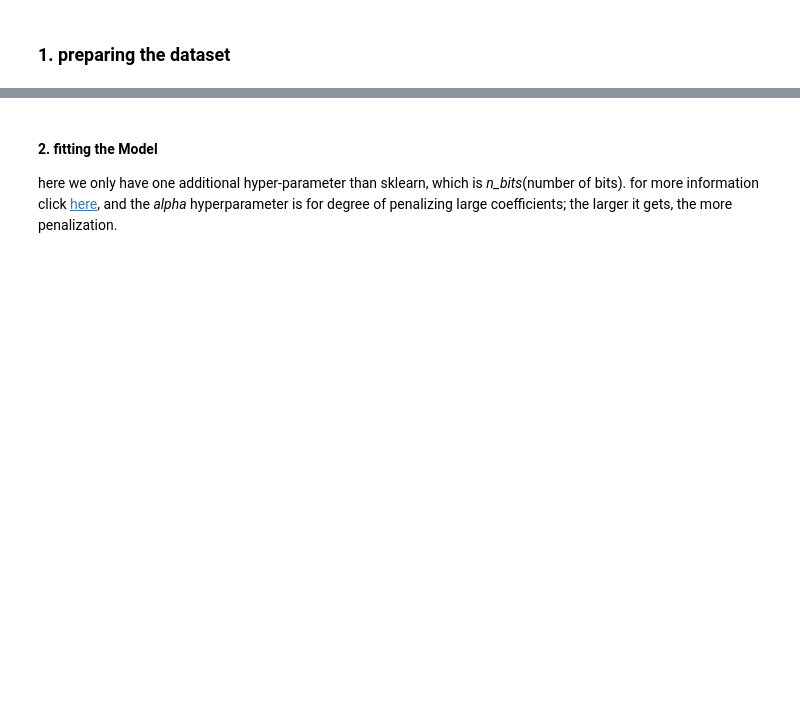
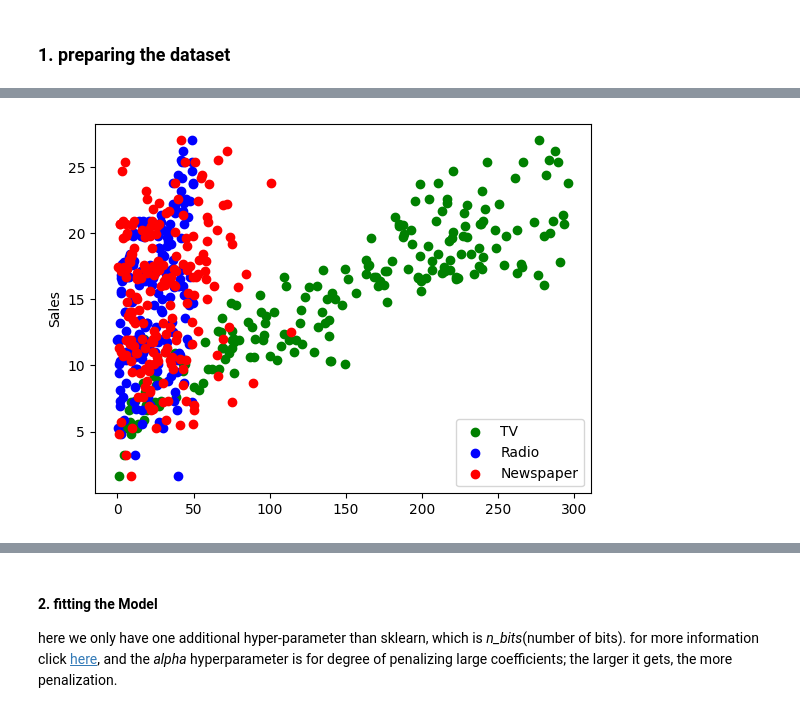
Before and after one commit to Quadratic-Labs/fhe-tutorials, a Jupyter notebook: concrete-ml/Lasso-Ridge-ElasticNet.ipynb, the cells around one changed output, grey strips where cells are left out. Saved outputs shown, nothing was run; the diff lists cells and outputs as text; code cells hidden in the pictures; blank space fills up the shorter version.

```diff
--- a/concrete-ml/Lasso-Ridge-ElasticNet.ipynb
+++ b/concrete-ml/Lasso-Ridge-ElasticNet.ipynb
@@ -41,0 +34,3 @@ print(y[:10])
+# %%
+df = pd.read_csv("advertising.csv")
+df.head()
@@ -41,0 +44,10 @@ print(y[:10])
+# %%
+fig = plt.subplot()
+plt.scatter(df["TV"], df["Sales"], c='g', label='TV')
+plt.scatter(df["Radio"], df["Sales"], c='b', label='Radio')
+plt.scatter(df["Newspaper"], df["Sales"], c='r', label='Newspaper')
+plt.ylabel("Sales")
+plt.legend()
+plt.show()
+# %% [output]
+[figure, added]
```
Also changed, not shown: parts of 6 cells of this notebook, 2 other files.
